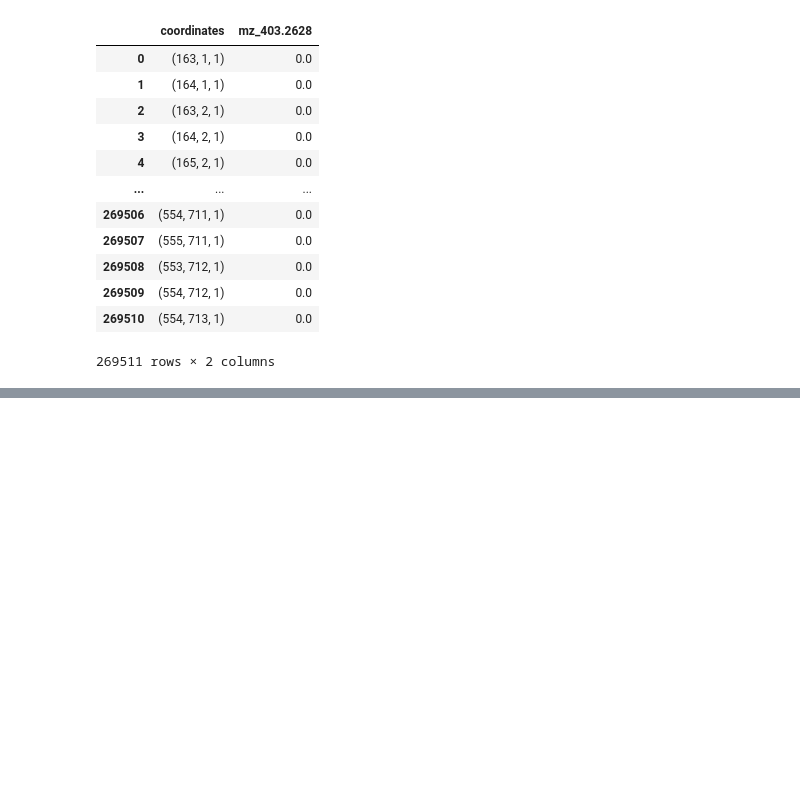
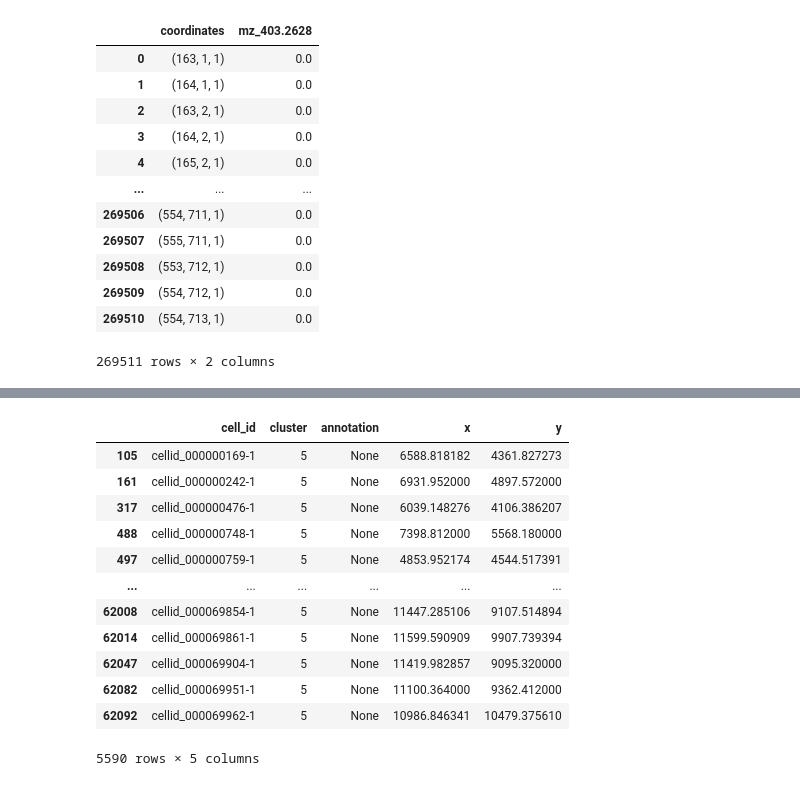
Before and after one commit to krastegar/MALDI_Metabolomics, a Jupyter notebook: notebooks/Alignment_pipeline_beta.ipynb, the cells around one changed output, grey strips where cells are left out. Saved outputs shown, nothing was run; the diff lists cells and outputs as text; code cells hidden in the pictures; blank space fills up the shorter version.

```diff
--- a/notebooks/Alignment_pipeline_beta.ipynb
+++ b/notebooks/Alignment_pipeline_beta.ipynb
@@ -541,0 +641,18 @@ Rendering 269,511 points total, 12,042 with signal
+# %%
+# get the actural cell ids from this
+cluster_5 = geo_df[geo_df['cluster']==5]
+cluster_5
+# %% [output]
+|  | cell_id | cluster | annotation | x | y |
+| 105 | cellid_000000169-1 | 5 | None | 6588.818182 | 4361.827273 |
+| 161 | cellid_000000242-1 | 5 | None | 6931.952000 | 4897.572000 |
+| 317 | cellid_000000476-1 | 5 | None | 6039.148276 | 4106.386207 |
+| 488 | cellid_000000748-1 | 5 | None | 7398.812000 | 5568.180000 |
+| 497 | cellid_000000759-1 | 5 | None | 4853.952174 | 4544.517391 |
+| ... | ... | ... | ... | ... | ... |
+| 62008 | cellid_000069854-1 | 5 | None | 11447.285106 | 9107.514894 |
+| 62014 | cellid_000069861-1 | 5 | None | 11599.590909 | 9907.739394 |
+| 62047 | cellid_000069904-1 | 5 | None | 11419.982857 | 9095.320000 |
+| 62082 | cellid_000069951-1 | 5 | None | 11100.364000 | 9362.412000 |
+| 62092 | cellid_000069962-1 | 5 | None | 10986.846341 | 10479.375610 |
+5590 rows × 5 columns
```
Also changed, not shown: parts of 14 cells of this notebook, 2 other files.
